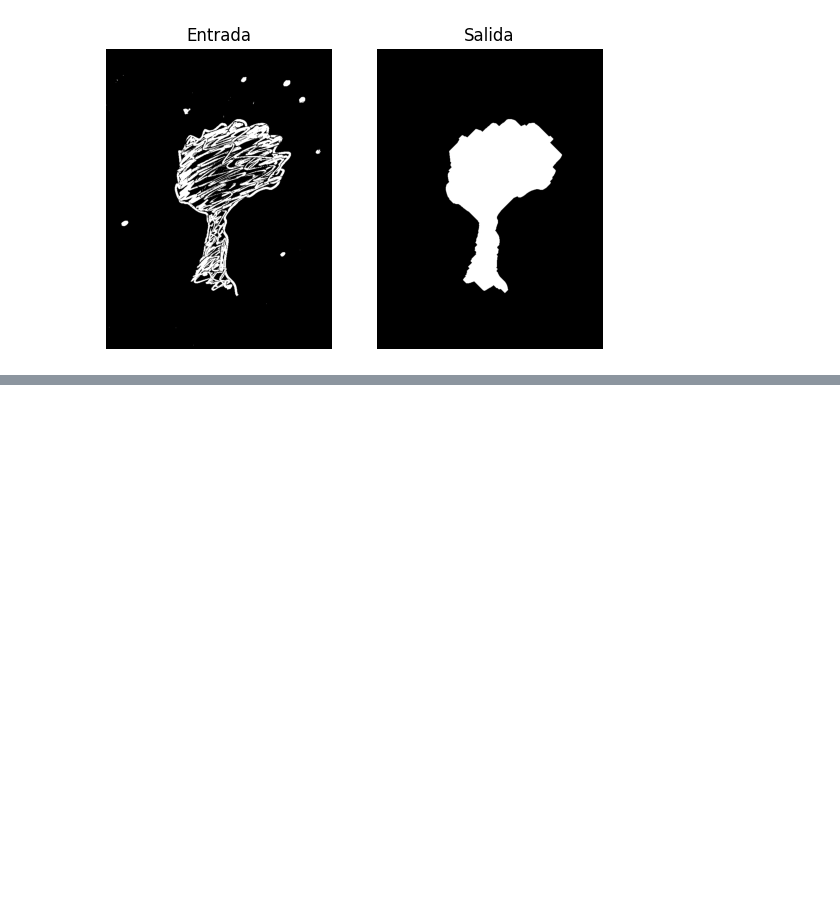
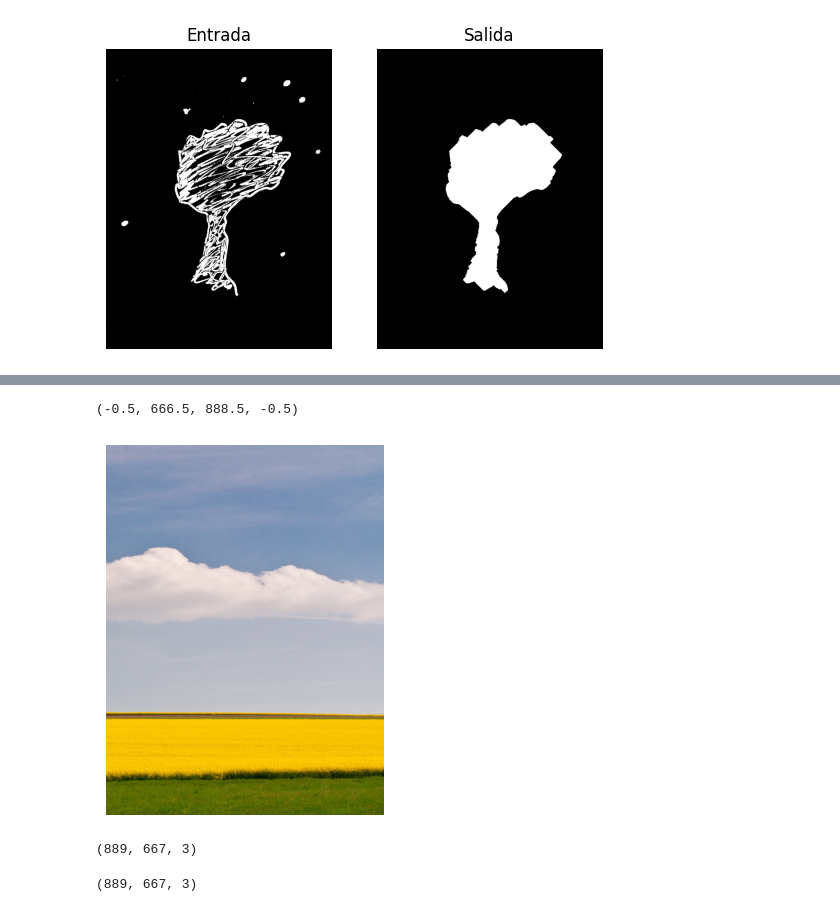
Before and after one commit to vc-2026-ii/vc_convolucion_clase, a Jupyter notebook: cuaderno_op_morf.ipynb, the cells around one changed output, grey strips where cells are left out. Cells and saved outputs as stored; diff of their text form; code cells hidden in the pictures; blank space fills up the shorter version.

```diff
--- a/cuaderno_op_morf.ipynb
+++ b/cuaderno_op_morf.ipynb
@@ -75,0 +99,19 @@ Text(0.5, 1.0, 'Salida')
+# %%
+img_fondo = cv2.imread("fondo.jpg")
+img_fondo = cv2.cvtColor(img_fondo, cv2.COLOR_BGR2RGB)
+img_fondo_rs = cv2.resize(img_fondo[:,3000:,:], (ncol, nrow))
+
+plt.figure()
+plt.imshow(img_fondo_rs)
+plt.axis("off")
+# %% [output]
+(-0.5, 666.5, 888.5, -0.5)
+[figure, added]
+# %%
+img_fondo_rs.shape
+# %% [output]
+(889, 667, 3)
+# %%
+I_tree.shape
+# %% [output]
+(889, 667, 3)
```
Also changed, not shown: parts of 4 cells of this notebook, 1 other file.
